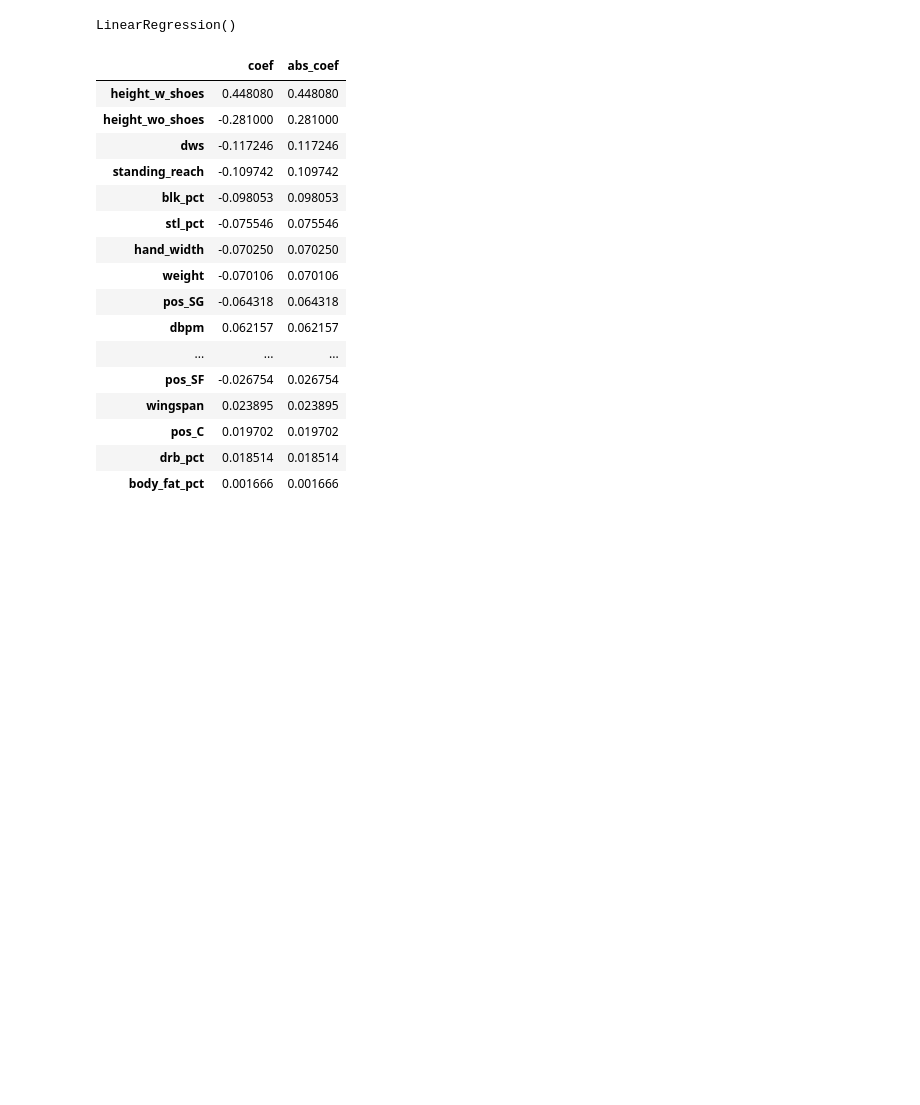
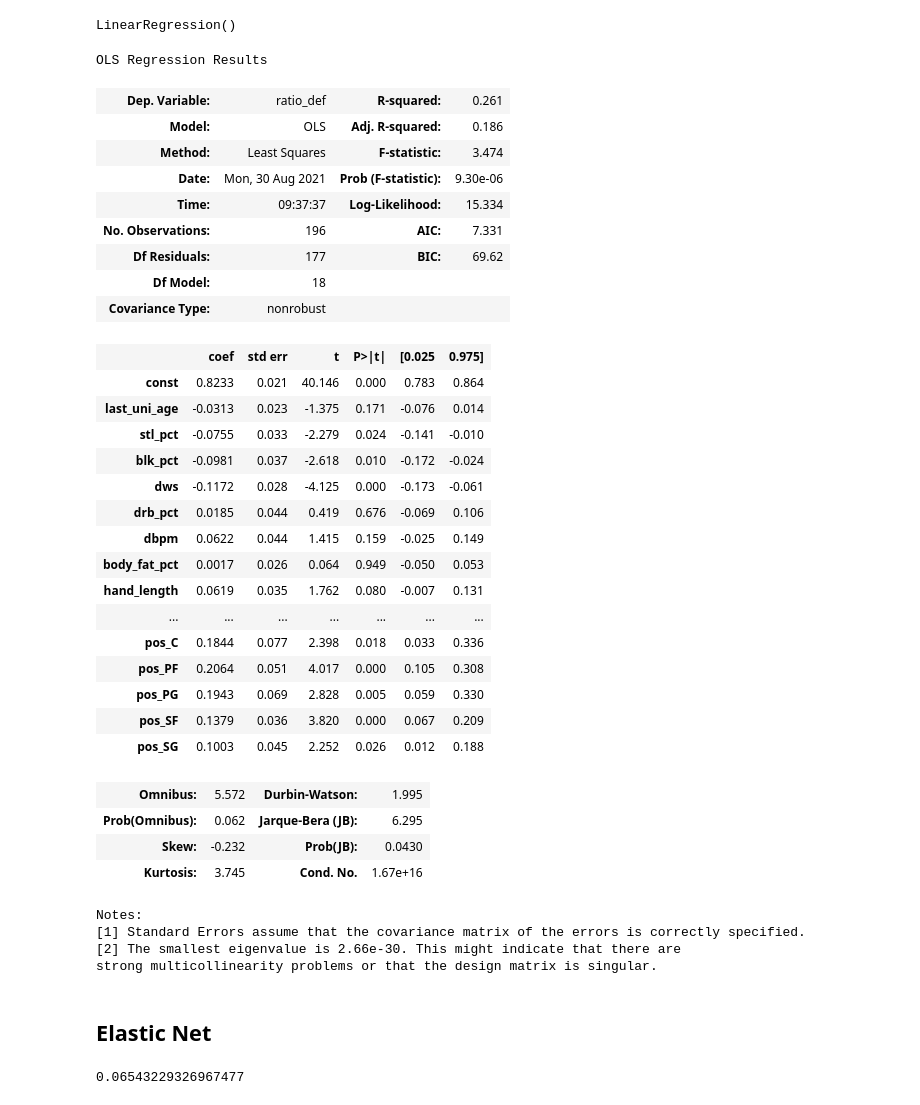
Before and after one commit to olivierpavee/nba_forecast, a Jupyter notebook: notebooks/mmeloux_model_training.ipynb, the cells around one changed output. Saved outputs shown, nothing was run; the diff lists cells and outputs as text; code cells hidden in the pictures; blank space fills up the shorter version.

Commit message:
notebook model training updated

```diff
--- a/notebooks/mmeloux_model_training.ipynb
+++ b/notebooks/mmeloux_model_training.ipynb
@@ -125,22 +128,56 @@ LinearRegression()
 # %%
 coef_df = pd.DataFrame(linreg.coef_[0], index=X_def.columns, columns=['coef'])
 coef_df['abs_coef'] = abs(coef_df['coef'])
-coef_df.sort_values(by='abs_coef', ascending=False)
-# %% [output]
-|  | coef | abs_coef |
-| height_w_shoes | 0.448080 | 0.448080 |
-| height_wo_shoes | -0.281000 | 0.281000 |
-| dws | -0.117246 | 0.117246 |
-| standing_reach | -0.109742 | 0.109742 |
-| blk_pct | -0.098053 | 0.098053 |
-| stl_pct | -0.075546 | 0.075546 |
-| hand_width | -0.070250 | 0.070250 |
-| weight | -0.070106 | 0.070106 |
-| pos_SG | -0.064318 | 0.064318 |
-| dbpm | 0.062157 | 0.062157 |
-| ... | ... | ... |
-| pos_SF | -0.026754 | 0.026754 |
-| wingspan | 0.023895 | 0.023895 |
-| pos_C | 0.019702 | 0.019702 |
-| drb_pct | 0.018514 | 0.018514 |
-| body_fat_pct | 0.001666 | 0.001666 |
+# %%
+X_train_scaled.columns = X_train.columns
+X_train_scaled_w_constant = sm.add_constant(X_train_scaled)
+
+y_train.index = X_train_scaled_w_constant.index
+
+mod = sm.OLS(y_train,X_train_scaled_w_constant)
+fit = mod.fit()
+
+fit.summary()
+# %% [output]
+OLS Regression Results
+| Dep. Variable: | ratio_def | R-squared: | 0.261 |
+| Model: | OLS | Adj. R-squared: | 0.186 |
+| Method: | Least Squares | F-statistic: | 3.474 |
+| Date: | Mon, 30 Aug 2021 | Prob (F-statistic): | 9.30e-06 |
+| Time: | 09:37:37 | Log-Likelihood: | 15.334 |
+| No. Observations: | 196 | AIC: | 7.331 |
+| Df Residuals: | 177 | BIC: | 69.62 |
+| Df Model: | 18 |  |  |
+| Covariance Type: | nonrobust |  |  |
+|  | coef | std err | t | P>|t| | [0.025 | 0.975] |
+| const | 0.8233 | 0.021 | 40.146 | 0.000 | 0.783 | 0.864 |
+| last_uni_age | -0.0313 | 0.023 | -1.375 | 0.171 | -0.076 | 0.014 |
+| stl_pct | -0.0755 | 0.033 | -2.279 | 0.024 | -0.141 | -0.010 |
+| blk_pct | -0.0981 | 0.037 | -2.618 | 0.010 | -0.172 | -0.024 |
+| dws | -0.1172 | 0.028 | -4.125 | 0.000 | -0.173 | -0.061 |
+| drb_pct | 0.0185 | 0.044 | 0.419 | 0.676 | -0.069 | 0.106 |
+| dbpm | 0.0622 | 0.044 | 1.415 | 0.159 | -0.025 | 0.149 |
+| body_fat_pct | 0.0017 | 0.026 | 0.064 | 0.949 | -0.050 | 0.053 |
+| hand_length | 0.0619 | 0.035 | 1.762 | 0.080 | -0.007 | 0.131 |
+| ... | ... | ... | ... | ... | ... | ... |
+| pos_C | 0.1844 | 0.077 | 2.398 | 0.018 | 0.033 | 0.336 |
+| pos_PF | 0.2064 | 0.051 | 4.017 | 0.000 | 0.105 | 0.308 |
+| pos_PG | 0.1943 | 0.069 | 2.828 | 0.005 | 0.059 | 0.330 |
+| pos_SF | 0.1379 | 0.036 | 3.820 | 0.000 | 0.067 | 0.209 |
+| pos_SG | 0.1003 | 0.045 | 2.252 | 0.026 | 0.012 | 0.188 |
+| Omnibus: | 5.572 | Durbin-Watson: | 1.995 |
+| Prob(Omnibus): | 0.062 | Jarque-Bera (JB): | 6.295 |
+| Skew: | -0.232 | Prob(JB): | 0.0430 |
+| Kurtosis: | 3.745 | Cond. No. | 1.67e+16 |
+Notes:
+[1] Standard Errors assume that the covariance matrix of the errors is correctly specified.
+[2] The smallest eigenvalue is 2.66e-30. This might indicate that there are
+strong multicollinearity problems or that the design matrix is singular.
+# %% [markdown]
+## Elastic Net
+# %%
+elastic_net = ElasticNetCV(cv=20, max_iter=10000)
+elastic_net.fit(X_train_scaled, y_train)
+((y_test.values[:,0] - elastic_net.predict(X_test_scaled))**2).mean()
+# %% [output]
+0.06543229326967477
```
Also changed, not shown: parts of 8 cells of this notebook, 1 other file.
